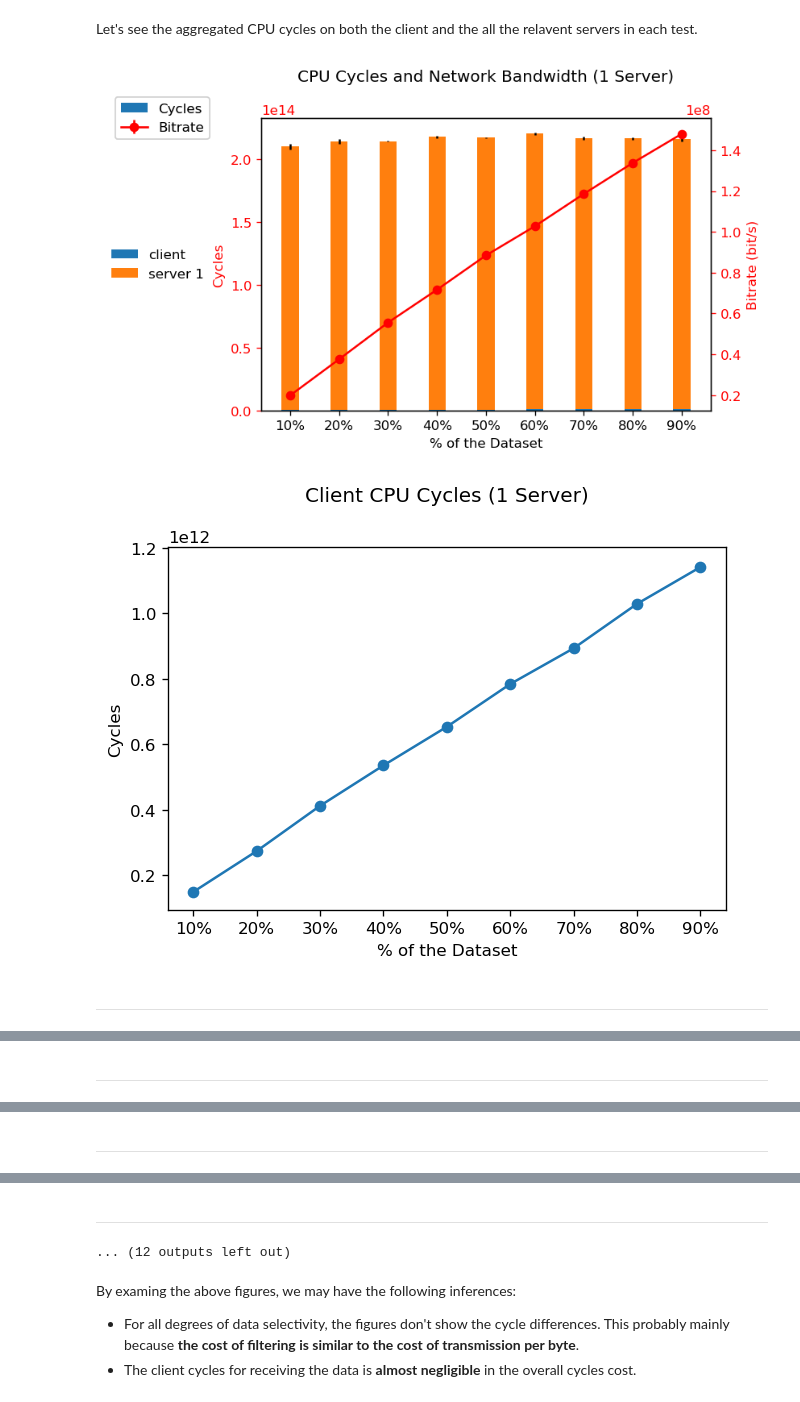
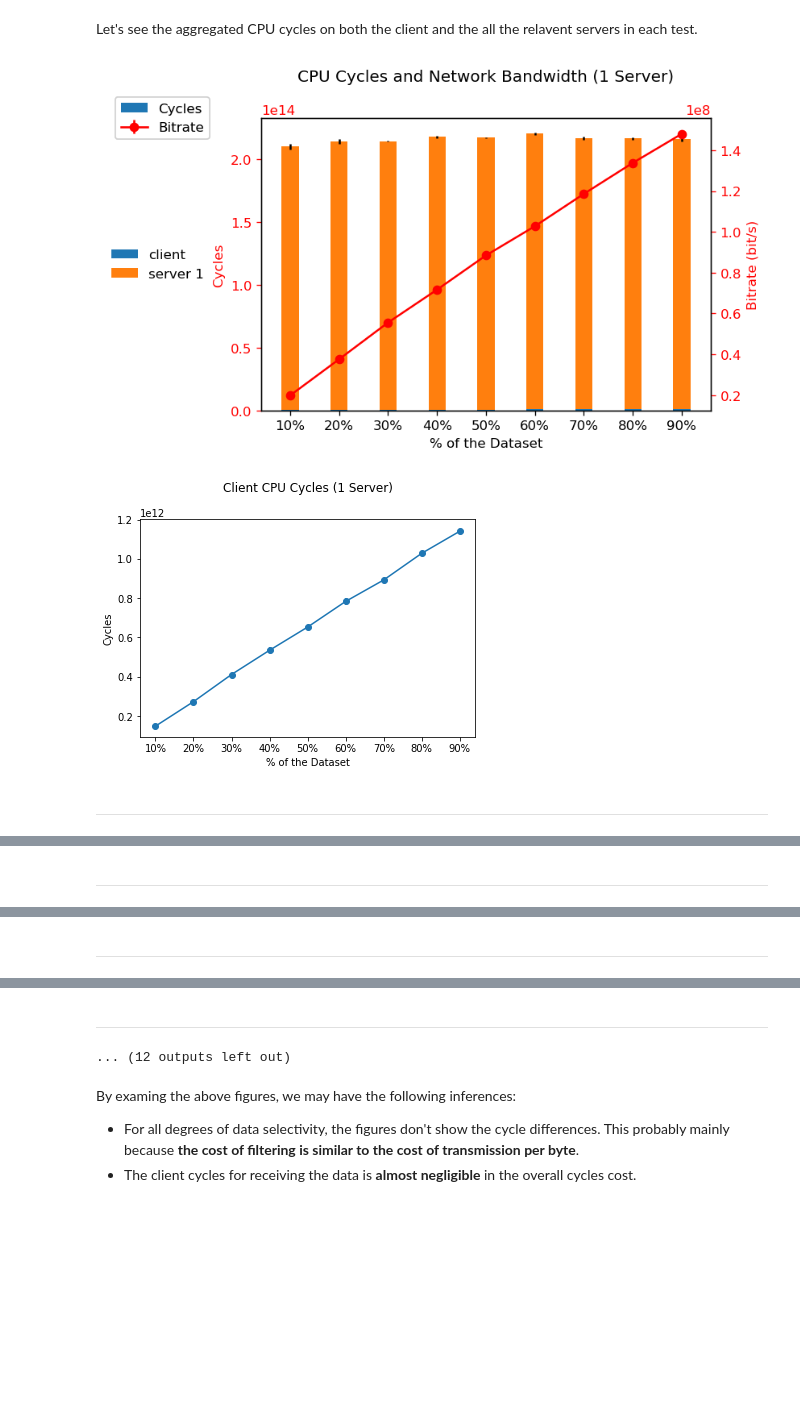
Before and after one commit to ljishen/EuCycles, a Jupyter notebook: analysis/notebooks/visualization_nserv_percentage.ipynb, the cells around one changed output, grey strips where cells are left out. Saved outputs shown, nothing was run; the diff lists cells and outputs as text; code cells hidden in the pictures; blank space fills up the shorter version.

Commit message:
Reduce the figure size of Client CPU Cycles

```diff
--- a/analysis/notebooks/visualization_nserv_percentage.ipynb
+++ b/analysis/notebooks/visualization_nserv_percentage.ipynb
@@ -216,35 +216,33 @@ for num_servs in range(1, len(df.index) + 1):
         loc=5,
         bbox_to_anchor=(-0.1, 1)))
 
     plt.xticks(ind, df.columns)
     plt.title(
         'CPU Cycles and Network Bandwidth (' + str(num_servs) + \
         ' Server' + ('s' if num_servs > 1 else '') + ')', y=1.1)
     plt.show()
 
 
     # Plot the client cycles in a separated figure
     fig_client_cycles, ax_client_cycles = plt.subplots()
 
-    fig_client_cycles.set_dpi(120)
-
     ax_client_cycles.errorbar(ind,
         client_cycle_avgs,
         yerr=client_cycle_stds,
         fmt='-o')
 
     ax_client_cycles.set_ylabel('Cycles')
     ax_client_cycles.set_xlabel('% of the Dataset')
 
     plt.xticks(ind, df.columns)
     plt.title(
         'Client CPU Cycles (' + str(num_servs) + \
         ' Server' + ('s' if num_servs > 1 else '') + ')', y=1.1)
     plt.show()
 
     display(Markdown('---'))
 # %% [output]
 [figure]
-[figure, old version]
+[figure, new version]
 ---
 [figure]
```
Also changed, not shown: parts of 1 cell of this notebook.
